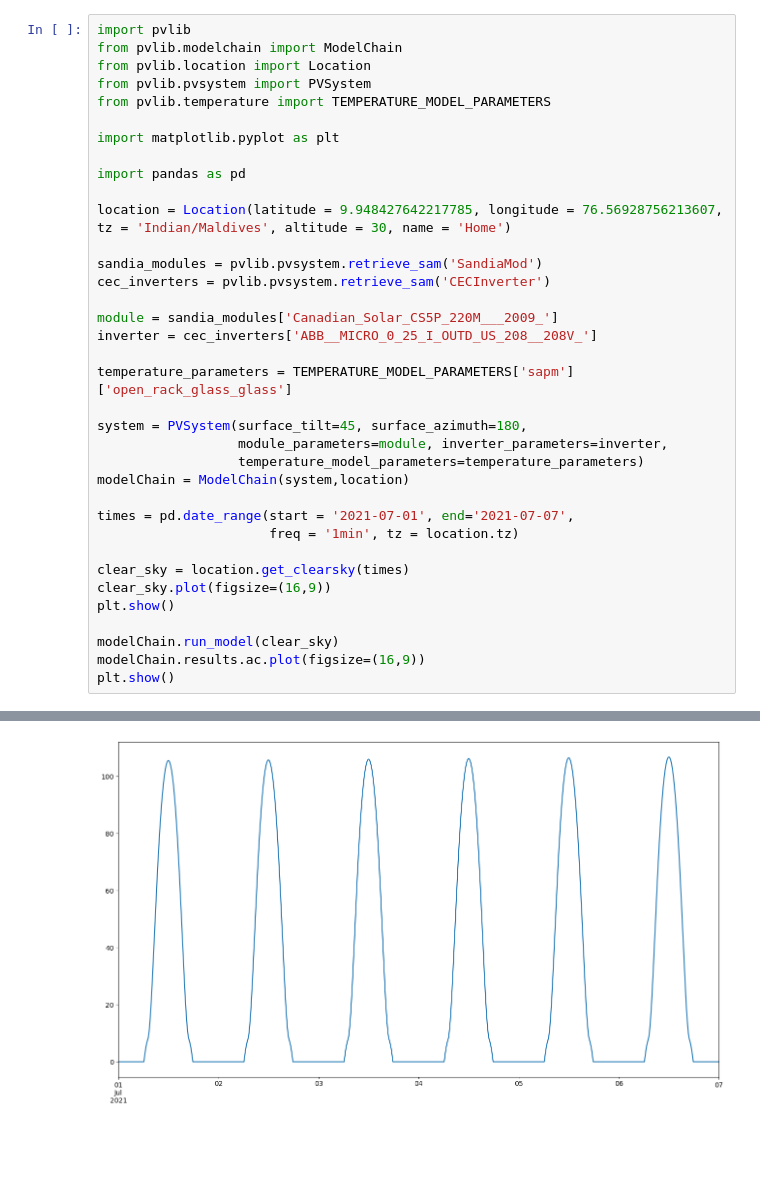
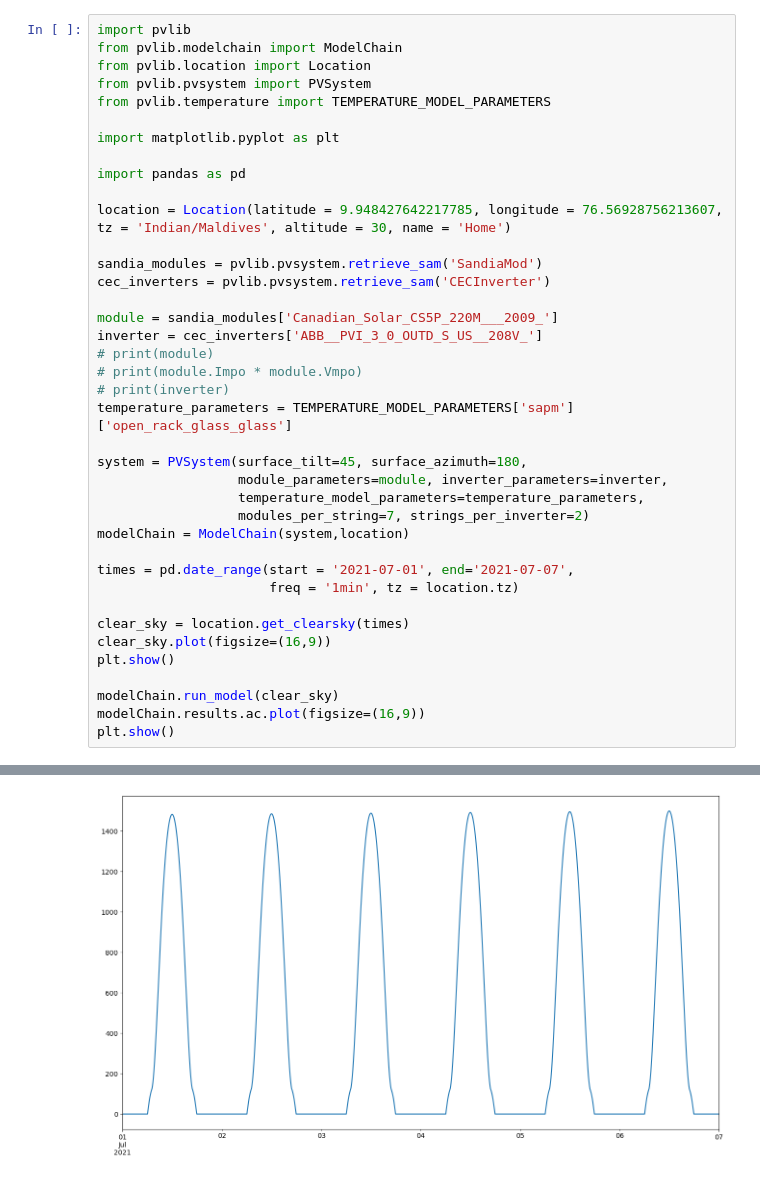
Before and after one commit to Paul-V-S-10/ML-Internship, a Jupyter notebook: pvlib.ipynb, the cells around one changed output, grey strips where cells are left out. Cells and saved outputs as stored; diff of their text form; blank space fills up the shorter version.

```diff
--- a/pvlib.ipynb
+++ b/pvlib.ipynb
@@ -6,34 +6,37 @@ from pvlib.pvsystem import PVSystem
 from pvlib.temperature import TEMPERATURE_MODEL_PARAMETERS
 
 import matplotlib.pyplot as plt
 
 import pandas as pd
 
 location = Location(latitude = 9.948427642217785, longitude = 76.56928756213607, tz = 'Indian/Maldives', altitude = 30, name = 'Home')
 
 sandia_modules = pvlib.pvsystem.retrieve_sam('SandiaMod')
 cec_inverters = pvlib.pvsystem.retrieve_sam('CECInverter')
 
 module = sandia_modules['Canadian_Solar_CS5P_220M___2009_']
-inverter = cec_inverters['ABB__MICRO_0_25_I_OUTD_US_208__208V_']
-
+inverter = cec_inverters['ABB__PVI_3_0_OUTD_S_US__208V_']
+# print(module)
+# print(module.Impo * module.Vmpo)
+# print(inverter)
 temperature_parameters = TEMPERATURE_MODEL_PARAMETERS['sapm']['open_rack_glass_glass']
 
 system = PVSystem(surface_tilt=45, surface_azimuth=180,
                   module_parameters=module, inverter_parameters=inverter,
-                  temperature_model_parameters=temperature_parameters)
+                  temperature_model_parameters=temperature_parameters,
+                  modules_per_string=7, strings_per_inverter=2)
 modelChain = ModelChain(system,location)
 
 times = pd.date_range(start = '2021-07-01', end='2021-07-07',
                       freq = '1min', tz = location.tz)
 
 clear_sky = location.get_clearsky(times)
 clear_sky.plot(figsize=(16,9))
 plt.show()
 
 modelChain.run_model(clear_sky)
 modelChain.results.ac.plot(figsize=(16,9))
 plt.show()
 # %% [output]
 [figure]
-[figure, old version]
+[figure, new version]
```
Also changed, not shown: parts of 1 cell of this notebook, 2 other files.
